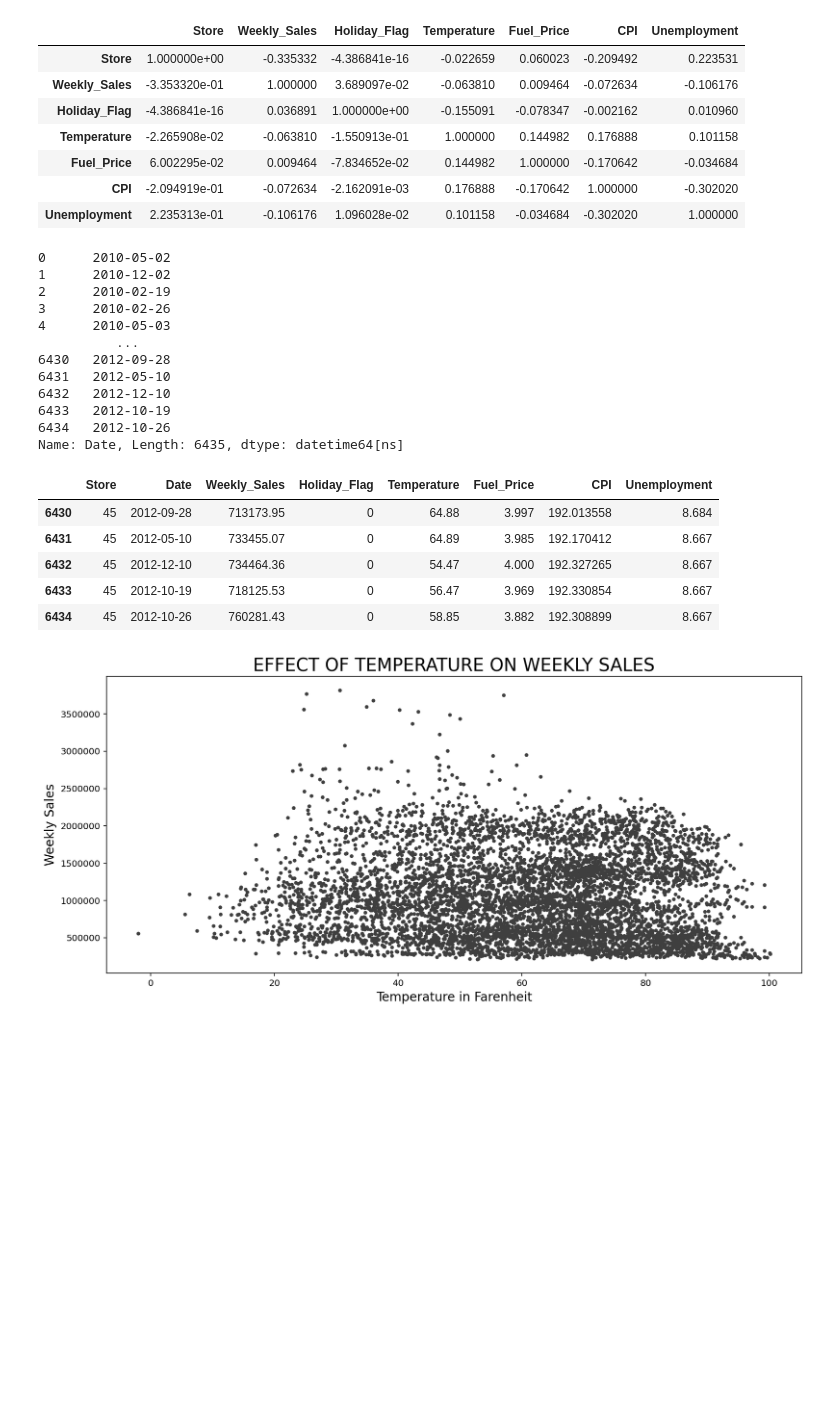
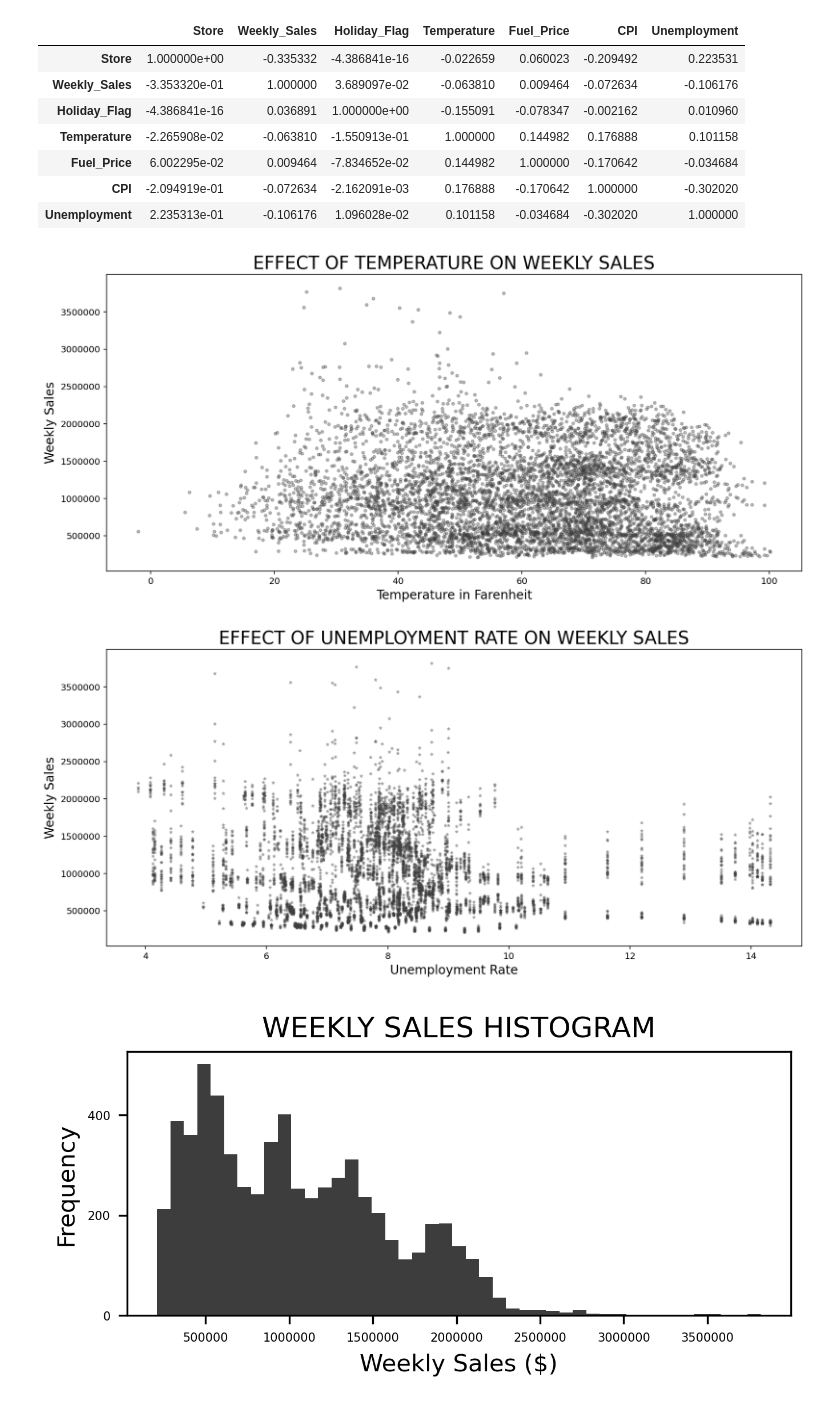
Before and after one commit to AgVicCodes/ads_assignment, a Jupyter notebook: ads_assignment.ipynb, the cells around one changed output. Drawn from its saved outputs; the diff is of its cells as text; code cells hidden in the pictures; blank space fills up the shorter version.

Commit message:
Cleaned up code and presented in pep 8 format.

```diff
--- a/ads_assignment.ipynb
+++ b/ads_assignment.ipynb
@@ -64,2 +247,10 @@ sales.head()
 # %%
-sales["Temperature"] = sales["Temperature"].astype(float)
+# # # Uncomment to convert date and Temperature Dtypes
+# # # as they were initially strings but they've been
+# # # permanently converted on my local machine
+
+# # Changing the date column from string to a date dtype
+# sales.Date = sales.Date.astype('datetime64[D]')
+
+# # Changing the Temperature column from string to a float dtype
+# sales["Temperature"] = sales["Temperature"].astype(float)
@@ -95,31 +277,3 @@ sales.corr(method = "pearson", numeric_only = True)
 | Fuel_Price | 6.002295e-02 | 0.009464 | -7.834652e-02 | 0.144982 | 1.000000 | -0.170642 | -0.034684 |
 | CPI | -2.094919e-01 | -0.072634 | -2.162091e-03 | 0.176888 | -0.170642 | 1.000000 | -0.302020 |
 | Unemployment | 2.235313e-01 | -0.106176 | 1.096028e-02 | 0.101158 | -0.034684 | -0.302020 | 1.000000 |
-# %%
-sales.Date = sales.Date.astype('datetime64[D]')
-
-sales.Date
-# %% [output]
-0      2010-05-02
-1      2010-12-02
-2      2010-02-19
-3      2010-02-26
-4      2010-05-03
-          ...
-6430   2012-09-28
-6431   2012-05-10
-6432   2012-12-10
-6433   2012-10-19
-6434   2012-10-26
-Name: Date, Length: 6435, dtype: datetime64[ns]
-# %%
-sales.tail()
-
-# sales.dtypes
-# %% [output]
-|  | Store | Date | Weekly_Sales | Holiday_Flag | Temperature | Fuel_Price | CPI | Unemployment |
-| 6430 | 45 | 2012-09-28 | 713173.95 | 0 | 64.88 | 3.997 | 192.013558 | 8.684 |
-| 6431 | 45 | 2012-05-10 | 733455.07 | 0 | 64.89 | 3.985 | 192.170412 | 8.667 |
-| 6432 | 45 | 2012-12-10 | 734464.36 | 0 | 54.47 | 4.000 | 192.327265 | 8.667 |
-| 6433 | 45 | 2012-10-19 | 718125.53 | 0 | 56.47 | 3.969 | 192.330854 | 8.667 |
-| 6434 | 45 | 2012-10-26 | 760281.43 | 0 | 58.85 | 3.882 | 192.308899 | 8.667 |
@@ -143,19 +280,12 @@ sales.tail()
 # %%
-plt.figure(figsize = (14, 6), dpi = 144)
-
-x = sales.Temperature
-y = sales.Weekly_Sales
-
-# sns.scatterplot(data = sales, x = "Temperature", y = "Weekly_Sales", color = "#3f3f3f", edgecolor = '#a5a5a5')
-plt.scatter(x, y, c = "#3f3f3f", s = 10)
-
-plt.title("EFFECT OF TEMPERATURE ON WEEKLY SALES", fontdict = {"size": 20})
-
-plt.xlabel("Temperature in Farenheit", fontdict = {"size": 14, "color" : "#000"})
-plt.ylabel("Weekly Sales", fontdict = {"size": 14, "color" : "#000"})
-
-plt.ticklabel_format(style='plain')
-
-plt.show()
+# Plotting all graphs
+plot_temp_sales_scatter(sales)
+plot_unemployment_sales_scatter(sales)
+plot_sales_hist(sales)
+plot_fuel_hist(sales)
+plot_temp_hist(sales)
+plot_cpi_boxplot(sales)
 # %% [output]
-[figure, old version]
+[figure, new version]
+[figure, added]
+[figure, added]
```
Also changed, not shown: parts of 19 cells of this notebook, 12 other files.
